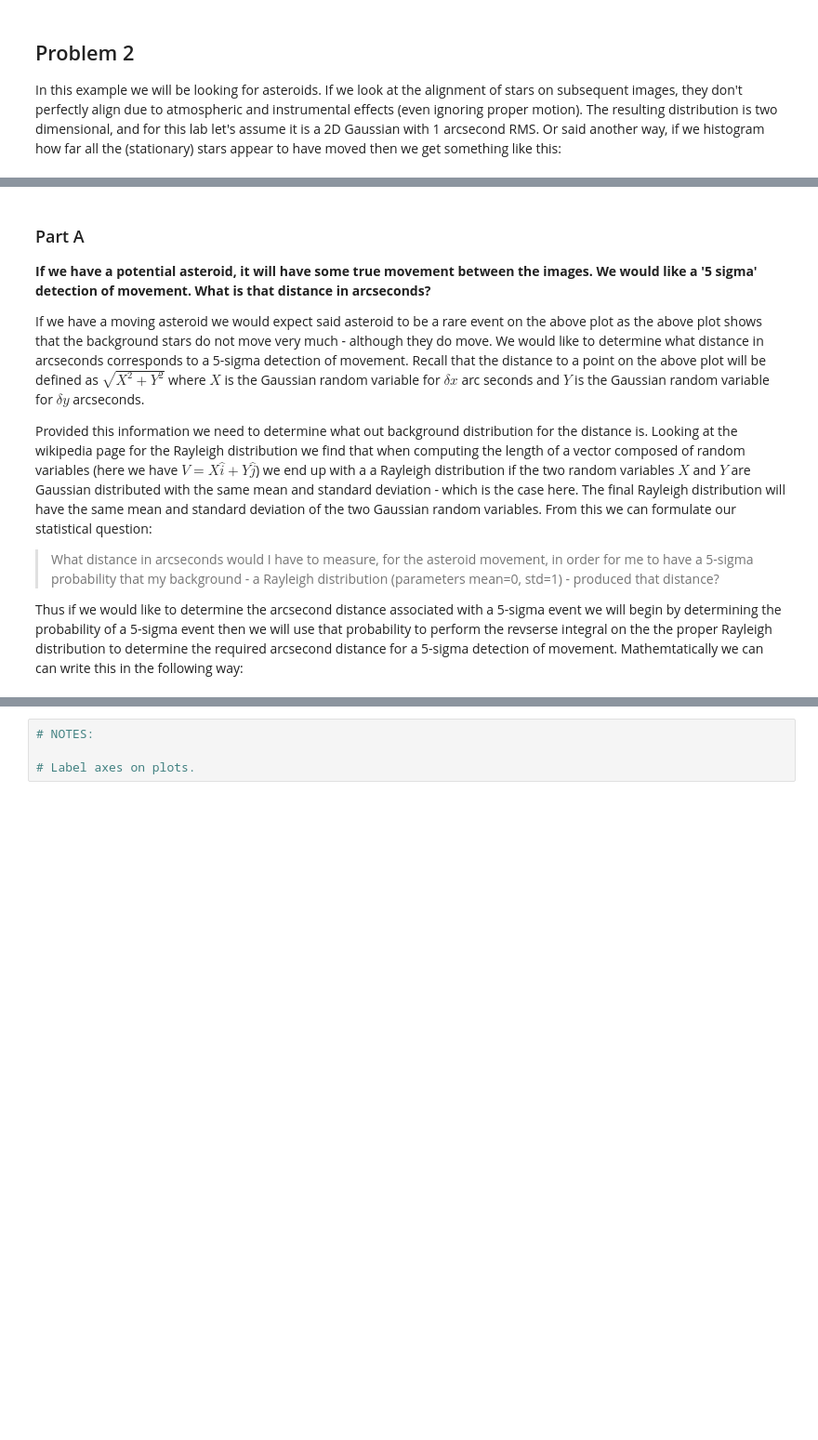
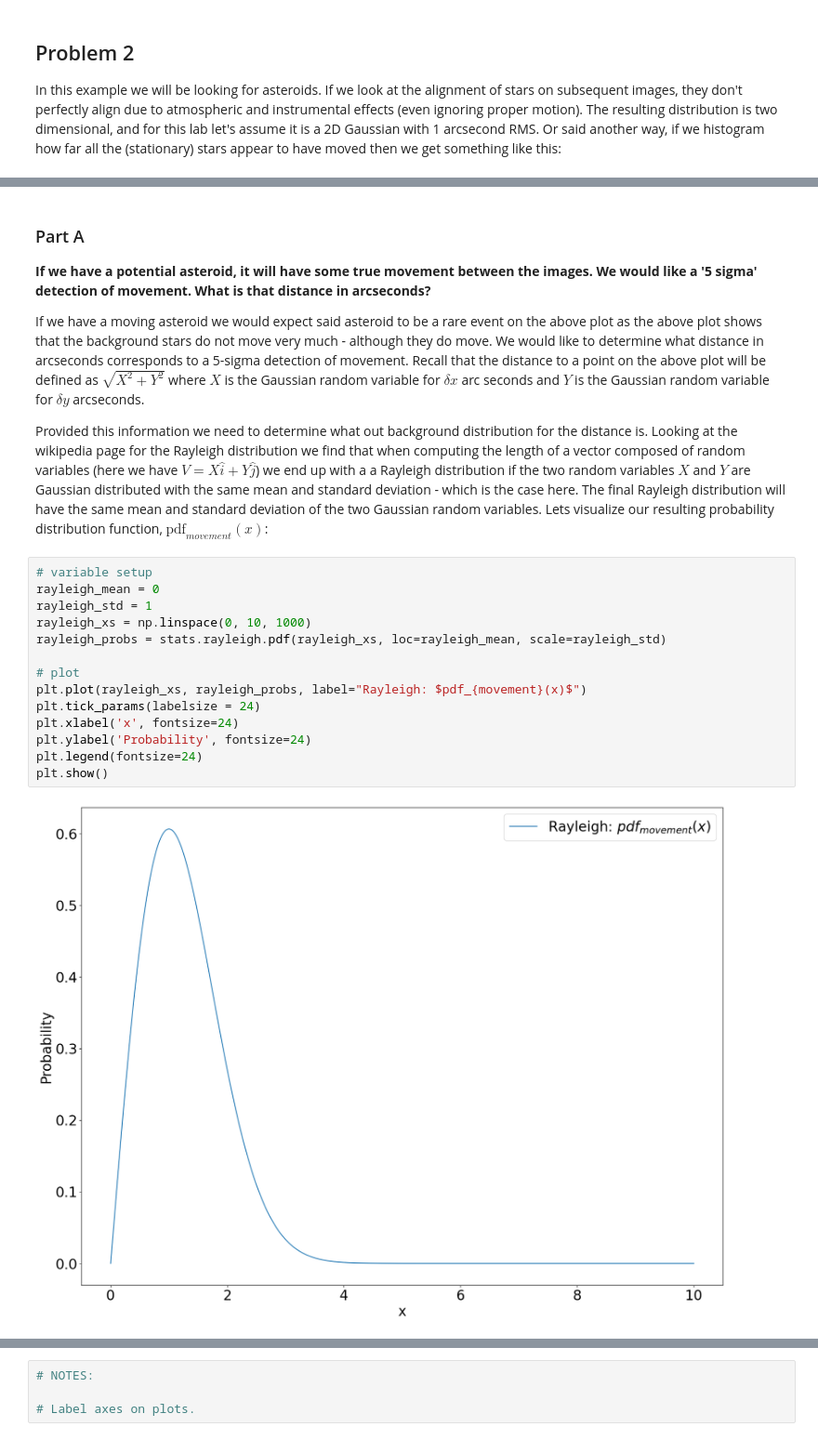
Before and after one commit to williamdolsen/phys434-21au, a Jupyter notebook: labs/lab3/lab3.ipynb, the cells around one changed output, grey strips where cells are left out. Shown at 93% size. Cells and saved outputs as stored; diff of their text form; blank space fills up the shorter version.

```diff
--- a/labs/lab3/lab3.ipynb
+++ b/labs/lab3/lab3.ipynb
@@ -183,8 +189,20 @@ plt.colorbar(h[3], ax=ax)
 
 If we have a moving asteroid we would expect said asteroid to be a rare event on the above plot as the above plot shows that the background stars do not move very much - although they do move.  We would like to determine what distance in arcseconds corresponds to a 5-sigma detection of movement.  Recall that the distance to a point on the above plot will be defined as $\sqrt{X^2 + Y^2}$ where $X$ is the Gaussian random variable for $\delta x$ arc seconds and $Y$ is the Gaussian random variable for $\delta y$ arcseconds.
 
-Provided this information we need to determine what out background distribution for the distance is.  Looking at the wikipedia page for the Rayleigh distribution we find that when computing the length of a vector composed of random variables (here we have $V=X\widehat{i} + Y\widehat{j}$) we end up with a a Rayleigh distribution if the two random variables $X$ and $Y$ are Gaussian distributed with the same mean and standard deviation - which is the case here.  The final Rayleigh distribution will have the same mean and standard deviation of the two Gaussian random variables.  From this we can formulate our statistical question:
-
-> What distance in arcseconds would I have to measure, for the asteroid movement, in order for me to have a 5-sigma probability that my background - a Rayleigh distribution (parameters mean=0, std=1) - produced that distance?
-
-Thus if we would like to determine the arcsecond distance associated with a 5-sigma event we will begin by determining the probability of a 5-sigma event then we will use that probability to perform the revserse integral on the the proper Rayleigh distribution to determine the required arcsecond distance for a 5-sigma detection of movement.  Mathemtatically we can can write this in the following way:
+Provided this information we need to determine what out background distribution for the distance is.  Looking at the wikipedia page for the Rayleigh distribution we find that when computing the length of a vector composed of random variables (here we have $V=X\widehat{i} + Y\widehat{j}$) we end up with a a Rayleigh distribution if the two random variables $X$ and $Y$ are Gaussian distributed with the same mean and standard deviation - which is the case here.  The final Rayleigh distribution will have the same mean and standard deviation of the two Gaussian random variables.  Lets visualize our resulting probability distribution function, $\text{pdf}_{movement}(x)$:
+# %%
+# variable setup
+rayleigh_mean = 0
+rayleigh_std = 1
+rayleigh_xs = np.linspace(0, 10, 1000)
+rayleigh_probs = stats.rayleigh.pdf(rayleigh_xs, loc=rayleigh_mean, scale=rayleigh_std)
+
+# plot
+plt.plot(rayleigh_xs, rayleigh_probs, label="Rayleigh: $pdf_{movement}(x)$")
+plt.tick_params(labelsize = 24)
+plt.xlabel('x', fontsize=24)
+plt.ylabel('Probability', fontsize=24)
+plt.legend(fontsize=24)
+plt.show()
+# %% [output]
+[figure, added]
```
Also changed, not shown: parts of 8 cells of this notebook.
